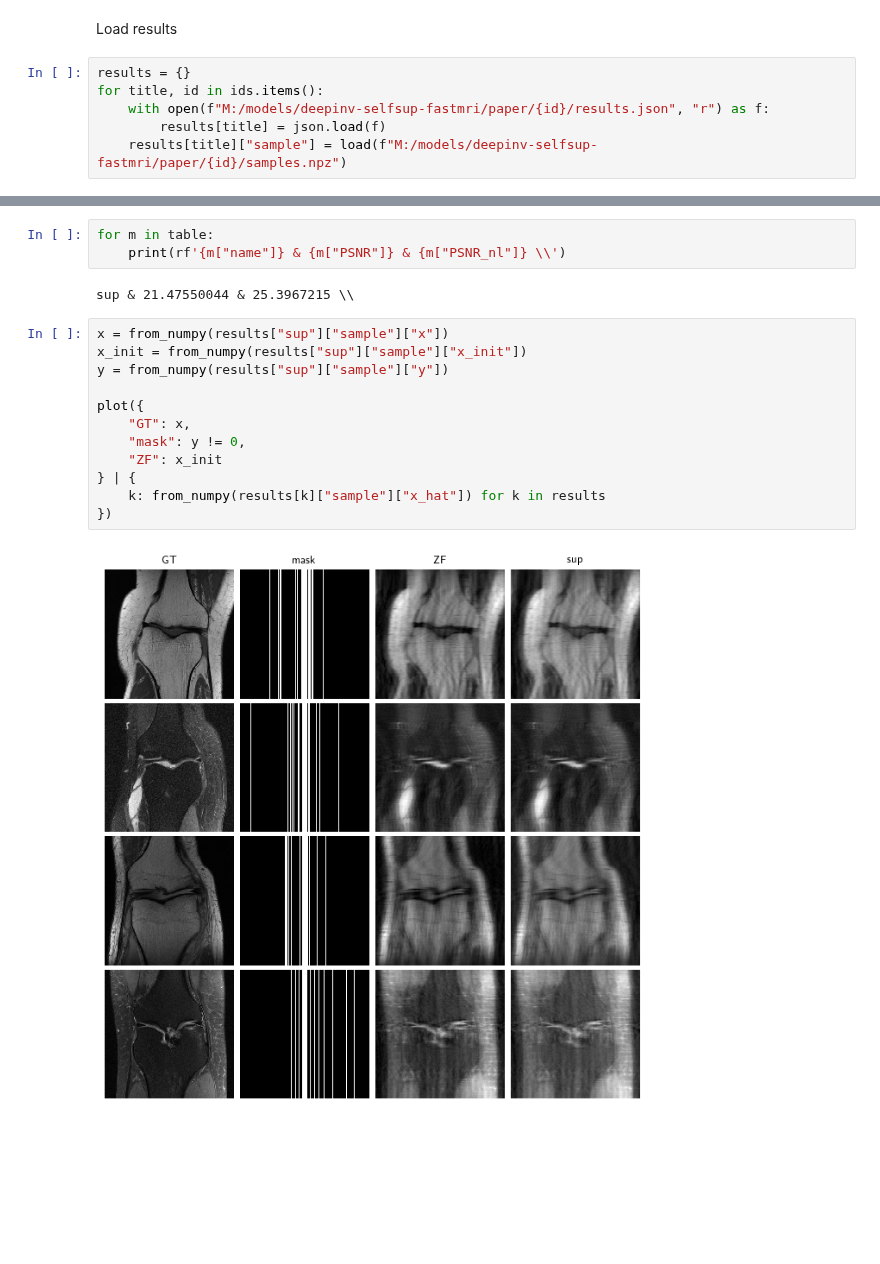
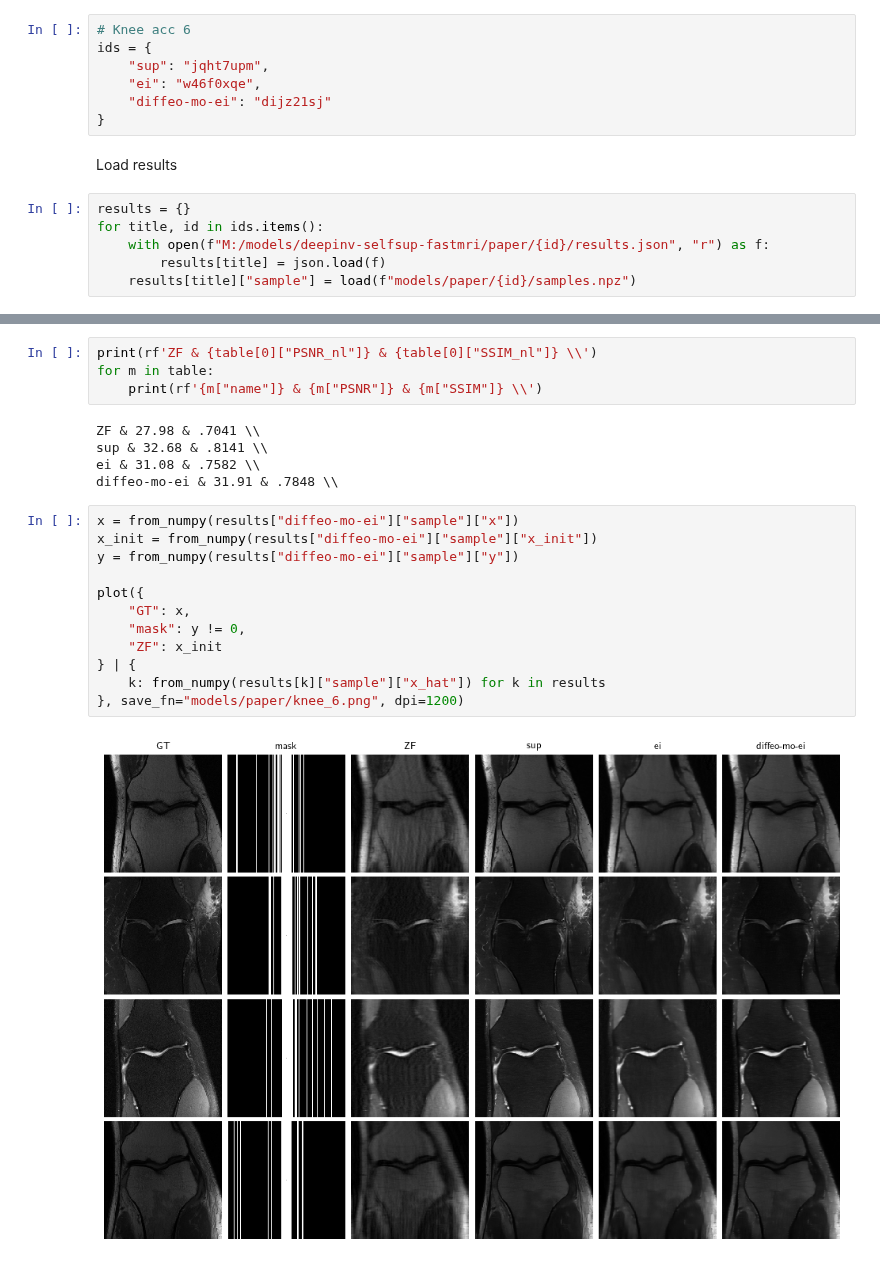
Before and after one commit to Andrewwango/deepinv-selfsup-fastmri, a Jupyter notebook: paper_results.ipynb, the cells around one changed output, grey strips where cells are left out. Saved outputs shown, nothing was run; the diff lists cells and outputs as text; blank space fills up the shorter version.

```diff
--- a/paper_results.ipynb
+++ b/paper_results.ipynb
@@ -16,3 +8,10 @@ ids = {
+# %%
+# Knee acc 6
+ids = {
+    "sup": "jqht7upm",
+    "ei": "w46f0xqe",
+    "diffeo-mo-ei": "dijz21sj"
+}
 # %% [markdown]
 Load results
 # %%
@@ -20,5 +19,5 @@ results = {}
 for title, id in ids.items():
     with open(f"M:/models/deepinv-selfsup-fastmri/paper/{id}/results.json", "r") as f:
         results[title] = json.load(f)
-    results[title]["sample"] = load(f"M:/models/deepinv-selfsup-fastmri/paper/{id}/samples.npz")
+    results[title]["sample"] = load(f"models/paper/{id}/samples.npz")
 # %%
@@ -41,19 +42,23 @@ print(markdown_table(table).set_params(row_sep="markdown").get_markdown())
 # %%
+print(rf'ZF & {table[0]["PSNR_nl"]} & {table[0]["SSIM_nl"]} \\')
 for m in table:
-    print(rf'{m["name"]} & {m["PSNR"]} & {m["PSNR_nl"]} \\')
+    print(rf'{m["name"]} & {m["PSNR"]} & {m["SSIM"]} \\')
 # %% [output]
-sup & 21.47550044 & 25.3967215 \\
+ZF & 27.98 & .7041 \\
+sup & 32.68 & .8141 \\
+ei & 31.08 & .7582 \\
+diffeo-mo-ei & 31.91 & .7848 \\
 # %%
-x = from_numpy(results["sup"]["sample"]["x"])
-x_init = from_numpy(results["sup"]["sample"]["x_init"])
-y = from_numpy(results["sup"]["sample"]["y"])
+x = from_numpy(results["diffeo-mo-ei"]["sample"]["x"])
+x_init = from_numpy(results["diffeo-mo-ei"]["sample"]["x_init"])
+y = from_numpy(results["diffeo-mo-ei"]["sample"]["y"])
 
 plot({
     "GT": x,
     "mask": y != 0,
     "ZF": x_init
 } | {
     k: from_numpy(results[k]["sample"]["x_hat"]) for k in results
-})
+}, save_fn="models/paper/knee_6.png", dpi=1200)
 # %% [output]
-[figure, old version]
+[figure, new version]
```
Also changed, not shown: parts of 3 cells of this notebook, 2 other files.
